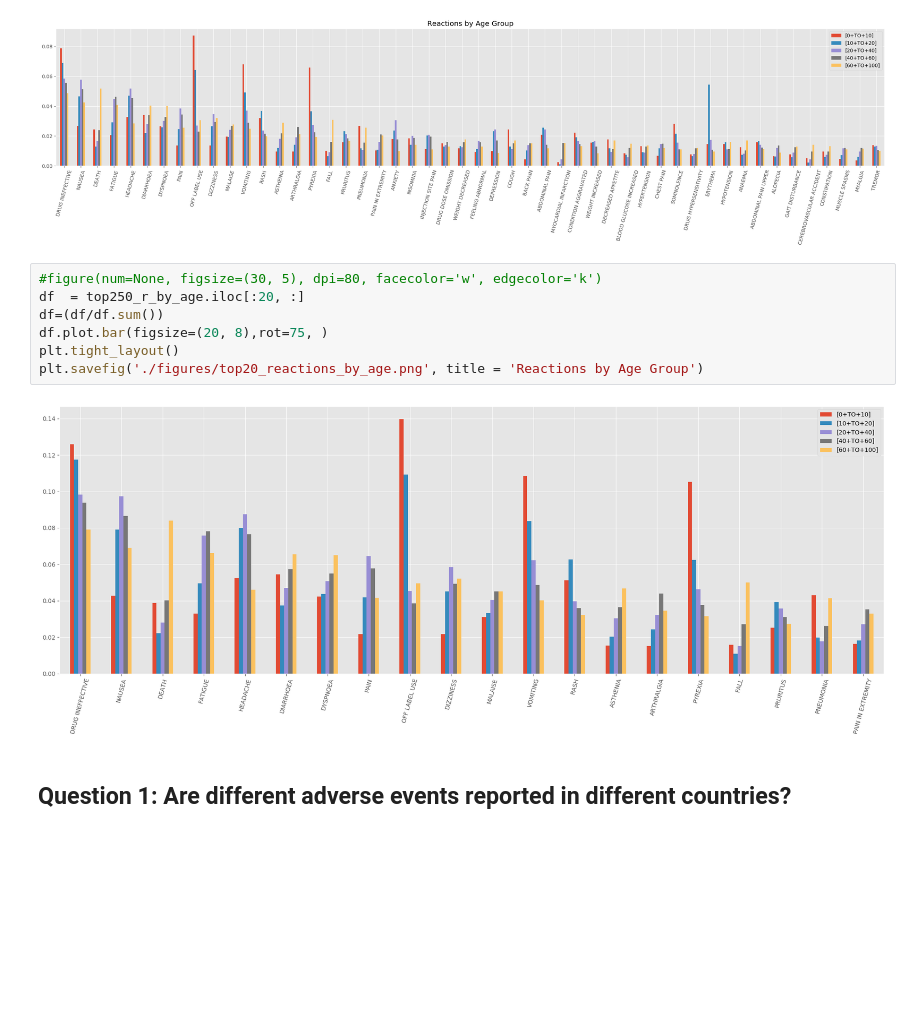
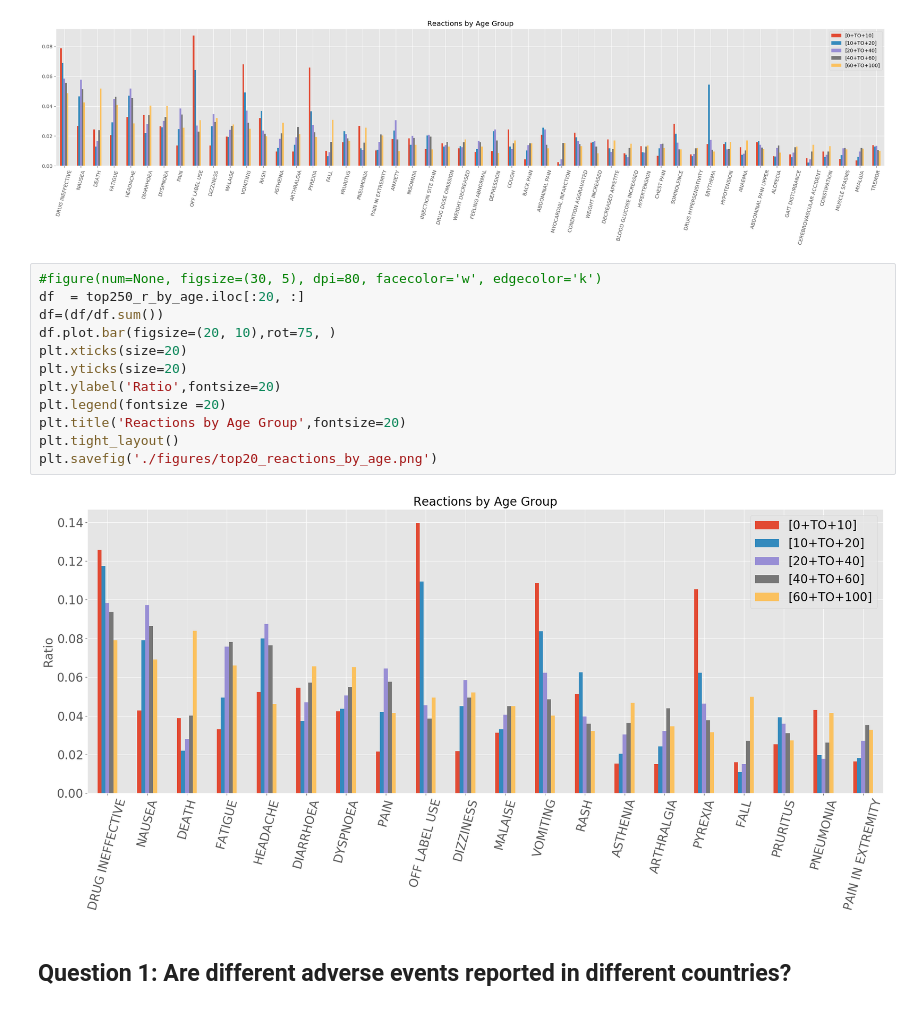
Before and after one commit to oryoruk/fda_adverse_events, a Jupyter notebook: (2020-05-07)_FDA_Adverse_Events.ipynb, the cells around one changed output. Saved outputs shown, nothing was run; the diff lists cells and outputs as text; blank space fills up the shorter version.

```diff
--- a/(2020-05-07)_FDA_Adverse_Events.ipynb
+++ b/(2020-05-07)_FDA_Adverse_Events.ipynb
@@ -313,12 +320,17 @@ df.plot.bar(figsize=(30, 5),rot=75, title = 'Reactions by Age Group')
 # %%
 #figure(num=None, figsize=(30, 5), dpi=80, facecolor='w', edgecolor='k')
 df  = top250_r_by_age.iloc[:20, :]
 df=(df/df.sum())
-df.plot.bar(figsize=(20, 8),rot=75, )
+df.plot.bar(figsize=(20, 10),rot=75, )
+plt.xticks(size=20)
+plt.yticks(size=20)
+plt.ylabel('Ratio',fontsize=20)
+plt.legend(fontsize =20)
+plt.title('Reactions by Age Group',fontsize=20)
 plt.tight_layout()
-plt.savefig('./figures/top20_reactions_by_age.png', title = 'Reactions by Age Group')
+plt.savefig('./figures/top20_reactions_by_age.png')
 # %% [output]
-[figure, old version]
+[figure, new version]
 # %% [markdown]
 ## Question 1: Are different adverse events reported in different countries?
 # %% [markdown]
```
Also changed, not shown: parts of 12 cells of this notebook, 3 other files.
